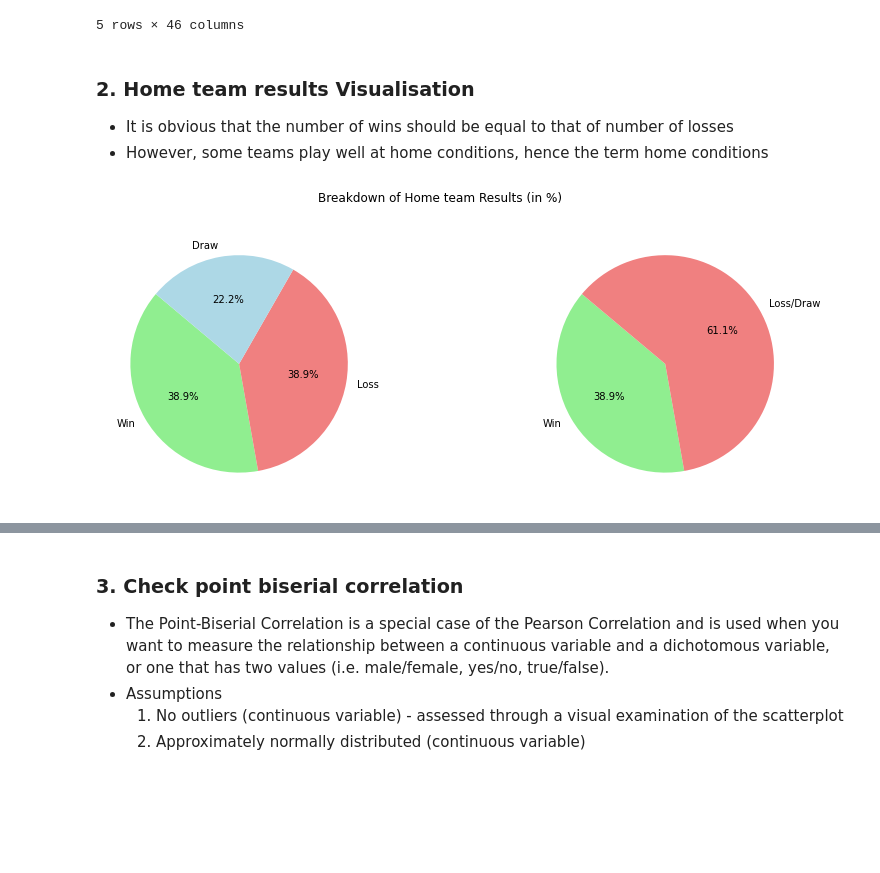
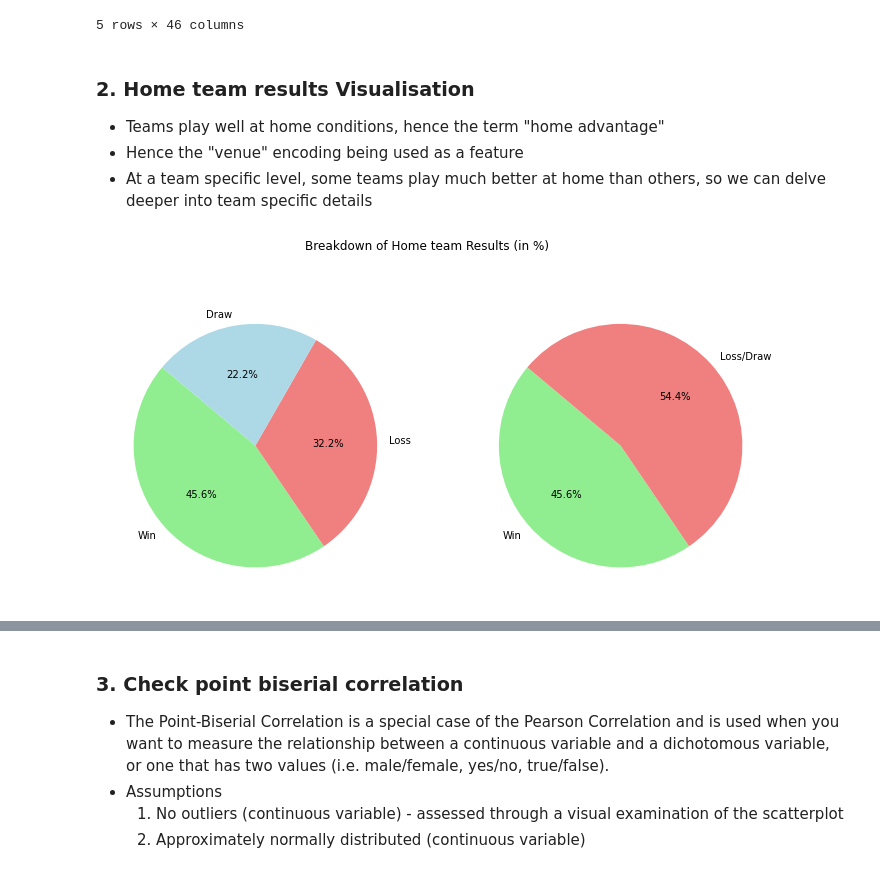
Before and after one commit to Donal-08/Data-Science-Final-Project, a Jupyter notebook: prediction.ipynb, the cells around one changed output, grey strips where cells are left out. Cells and saved outputs as stored; diff of their text form; code cells hidden in the pictures; blank space fills up the shorter version.

```diff
--- a/prediction.ipynb
+++ b/prediction.ipynb
@@ -183,32 +178,34 @@ df.head()
 5 rows × 46 columns
 # %% [markdown]
 ### 2. Home team results Visualisation
-- It is obvious that the number of wins should be equal to that of number of losses
-- However, some teams play well at home conditions, hence the term home conditions
+-  Teams play well at home conditions, hence the term "home advantage"
+- Hence the "venue" encoding being used as a feature
+- At a team specific level, some teams play much better at home than others, so we can delve deeper into team specific details
 # %%
 # Visualise the home team won %, draw or loss%
-result_counts = df["result"].value_counts()
-total_matches = df.shape[0]
+home_matches = df[df["venue"] == "Home"]
+result_counts = home_matches["result"].value_counts()
+total_matches = home_matches.shape[0]
 
 win_percent = result_counts.get('W', 0)*100/total_matches
 loss_percent = result_counts.get('L', 0)*100/total_matches
 draw_percent = result_counts.get('D', 0)*100/total_matches
 y1 = [win_percent, loss_percent, draw_percent]
 labels1 = ["Win", "Loss", "Draw"]
 colors_home1 = ['lightgreen', 'lightcoral', 'lightblue']
 
 y2 = [win_percent, loss_percent + draw_percent]
 labels2 = ["Win", "Loss/Draw"]
 colors_home2 = ['lightgreen',  'lightcoral']
 
 
-plt.figure(figsize=(14, 5))
+plt.figure(figsize=(12, 6))
 plt.subplot(1, 2, 1)
 plt.pie(y1, labels = labels1, colors=colors_home1, autopct='%1.1f%%', startangle=140)
 
 plt.subplot(1, 2, 2)
 plt.pie(y2, labels = labels2, colors=colors_home2, autopct='%1.1f%%', startangle=140)
 plt.suptitle("Breakdown of Home team Results (in %)")
 plt.show()
 # %% [output]
-[figure, old version]
+[figure, new version]
```
Also changed, not shown: parts of 31 cells of this notebook.
